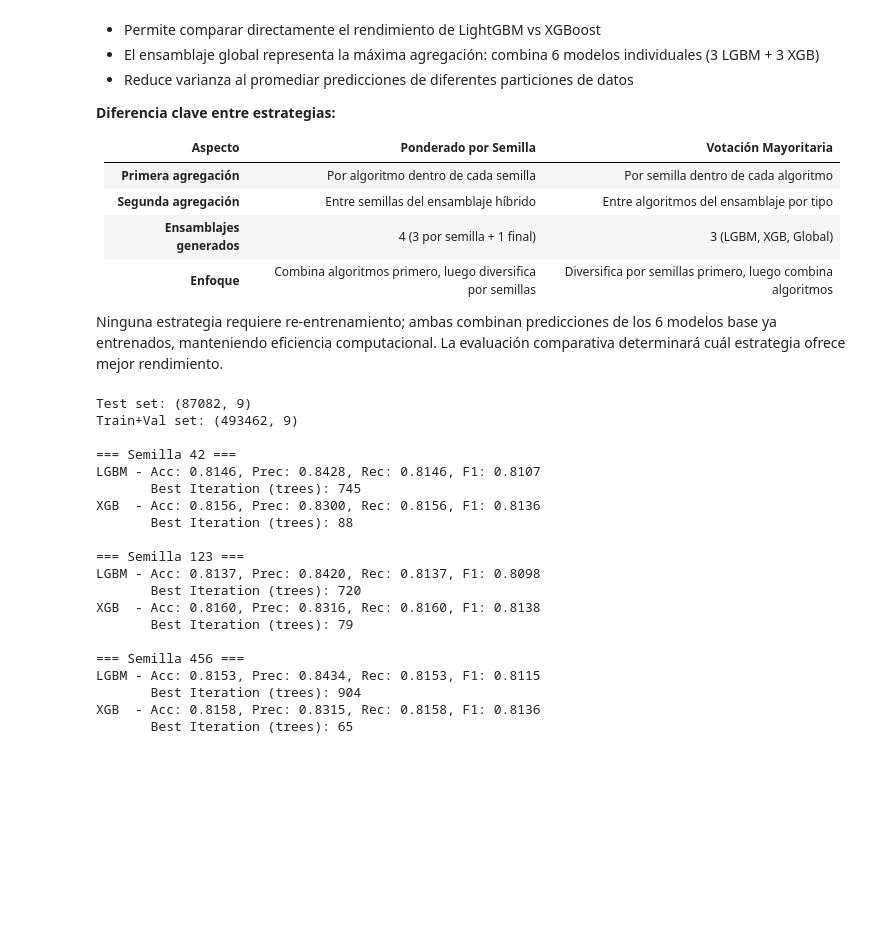
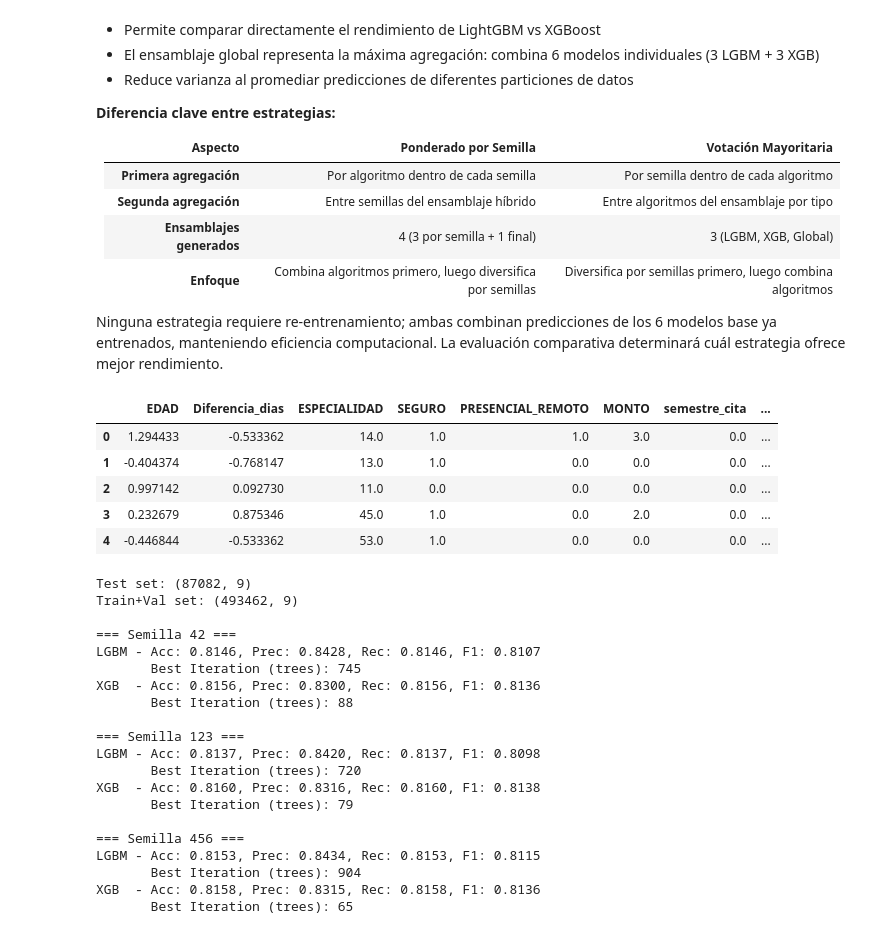
Before and after one commit to williamsnunezp/prediccion-atenciones-medicas-salud-, a Jupyter notebook: notebooks/Fase_4&5.ipynb, the cells around one changed output. Saved outputs shown, nothing was run; the diff lists cells and outputs as text; code cells hidden in the pictures; blank space fills up the shorter version.

```diff
--- a/notebooks/Fase_4&5.ipynb
+++ b/notebooks/Fase_4&5.ipynb
@@ -150 +145,12 @@ df = pd.read_csv('/content/drive/MyDrive/PROYECTOS/data_transf.csv', sep=',')
+# %%
+ruta = os.path.join("/content/prediccion-atenciones-medicas-salud-", "data", "processed.xlsx")
+data = pd.read_excel(ruta)
+data.head()
+# %% [output]
+|  | EDAD | Diferencia_dias | ESPECIALIDAD | SEGURO | PRESENCIAL_REMOTO | MONTO | semestre_cita | ... |
+| 0 | 1.294433 | -0.533362 | 14.0 | 1.0 | 1.0 | 3.0 | 0.0 | ... |
+| 1 | -0.404374 | -0.768147 | 13.0 | 1.0 | 0.0 | 0.0 | 0.0 | ... |
+| 2 | 0.997142 | 0.092730 | 11.0 | 0.0 | 0.0 | 0.0 | 0.0 | ... |
+| 3 | 0.232679 | 0.875346 | 45.0 | 1.0 | 0.0 | 2.0 | 0.0 | ... |
+| 4 | -0.446844 | -0.533362 | 53.0 | 1.0 | 0.0 | 0.0 | 0.0 | ... |
 # %%
```
Also changed, not shown: parts of 4 cells of this notebook, 3 other files.
